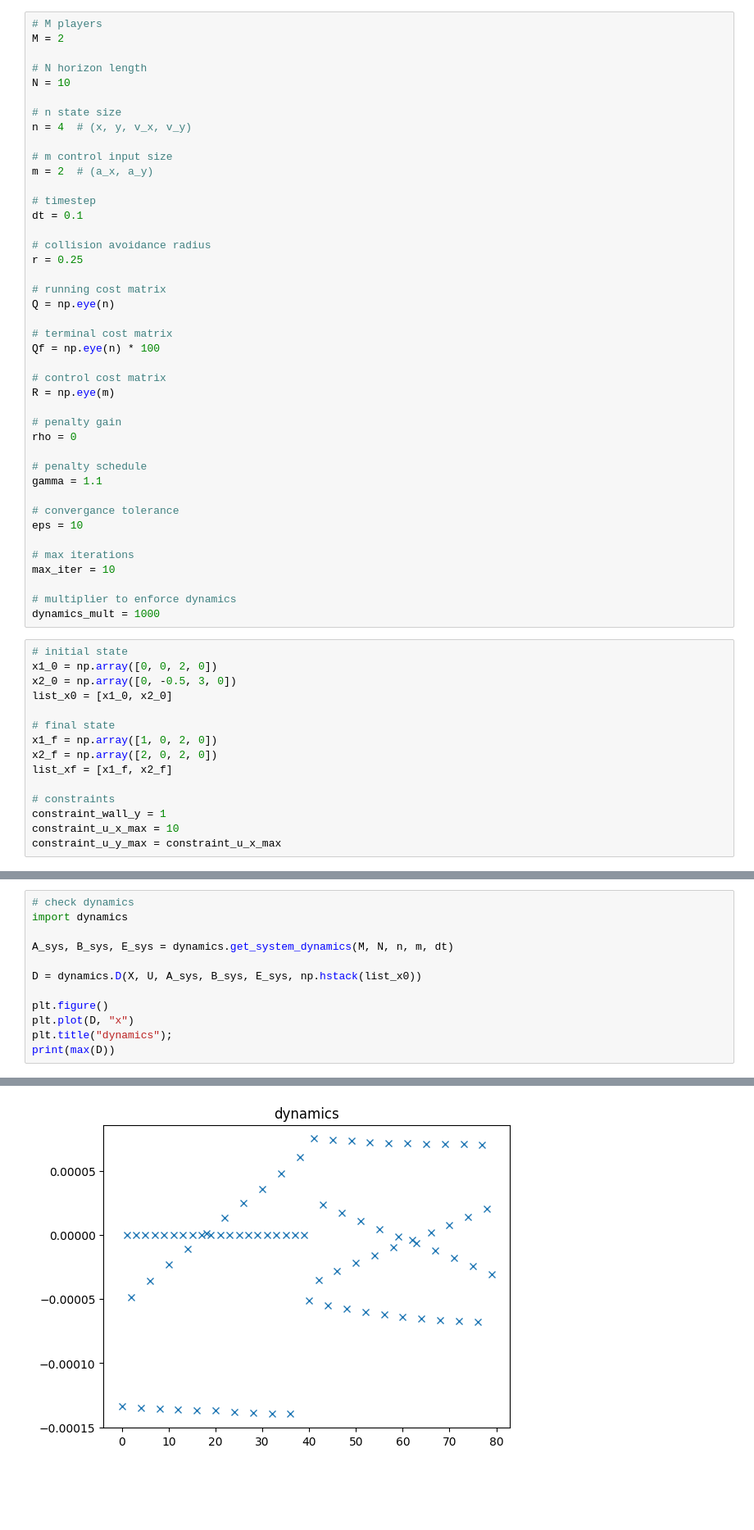
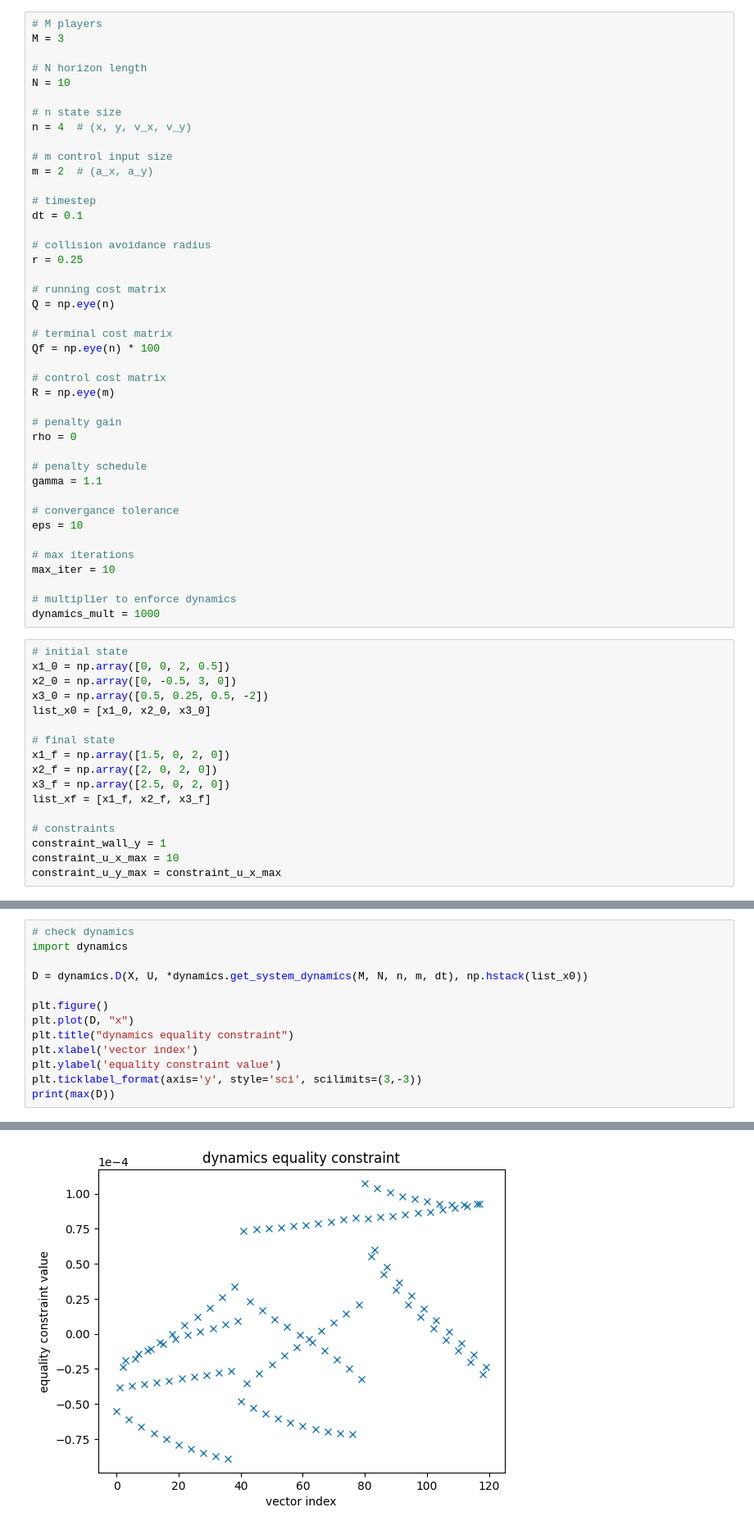
Before and after one commit to jtfa22/mae-271d-project-algames, a Jupyter notebook: sim.ipynb, the cells around one changed output, grey strips where cells are left out. Shown: that part at 82% size. Saved outputs shown, nothing was run; the diff lists cells and outputs as text; blank space fills up the shorter version.

```diff
--- a/sim.ipynb
+++ b/sim.ipynb
@@ -5,7 +5,7 @@ import numpy as np
 import matplotlib.pyplot as plt
 # %%
 # M players
-M = 2
+M = 3
 
 # N horizon length
 N = 10
@@ -47,14 +47,16 @@ max_iter = 10
 dynamics_mult = 1000
 # %%
 # initial state
-x1_0 = np.array([0, 0, 2, 0])
+x1_0 = np.array([0, 0, 2, 0.5])
 x2_0 = np.array([0, -0.5, 3, 0])
-list_x0 = [x1_0, x2_0]
+x3_0 = np.array([0.5, 0.25, 0.5, -2])
+list_x0 = [x1_0, x2_0, x3_0]
 
 # final state
-x1_f = np.array([1, 0, 2, 0])
+x1_f = np.array([1.5, 0, 2, 0])
 x2_f = np.array([2, 0, 2, 0])
-list_xf = [x1_f, x2_f]
+x3_f = np.array([2.5, 0, 2, 0])
+list_xf = [x1_f, x2_f, x3_f]
 
 # constraints
 constraint_wall_y = 1
@@ -163,12 +181,13 @@ Text(0.5, 1.0, 'cola')
 # check dynamics
 import dynamics
 
-A_sys, B_sys, E_sys = dynamics.get_system_dynamics(M, N, n, m, dt)
-
-D = dynamics.D(X, U, A_sys, B_sys, E_sys, np.hstack(list_x0))
+D = dynamics.D(X, U, *dynamics.get_system_dynamics(M, N, n, m, dt), np.hstack(list_x0))
 
 plt.figure()
 plt.plot(D, "x")
-plt.title("dynamics");
+plt.title("dynamics equality constraint")
+plt.xlabel('vector index')
+plt.ylabel('equality constraint value')
+plt.ticklabel_format(axis='y', style='sci', scilimits=(3,-3))
 print(max(D))
 # %% [output]
@@ -176 +195 @@ print(max(D))
-[figure, old version]
+[figure, new version]
```
Also changed, not shown: parts of 7 cells of this notebook, 1 other file.
